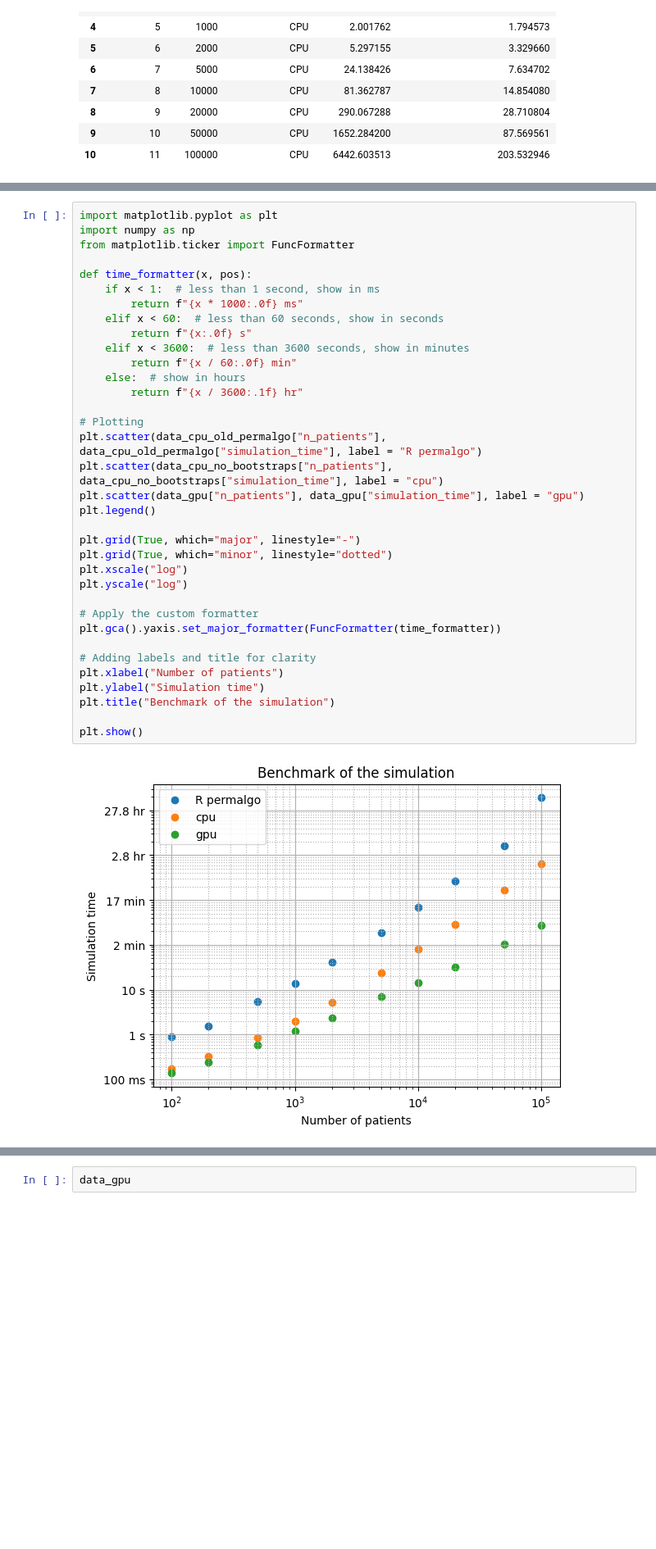
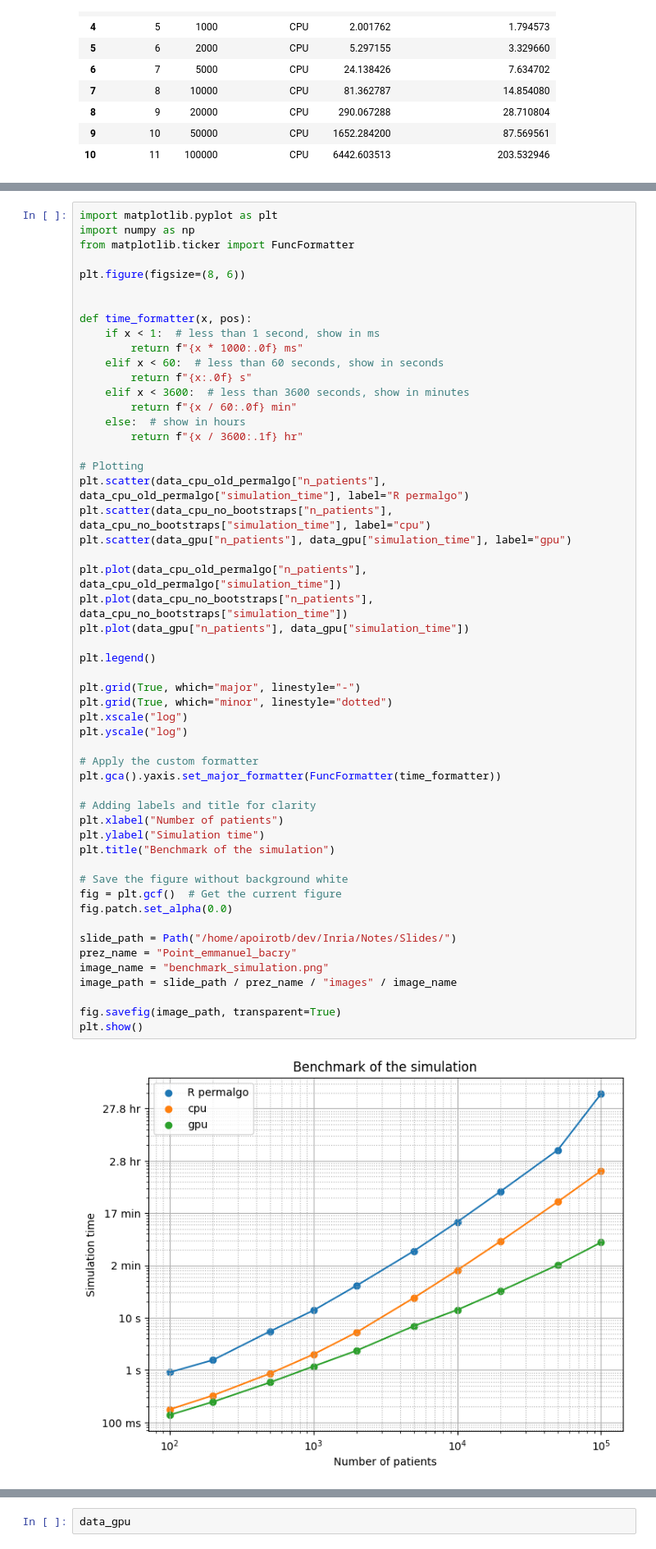
Before and after one commit to jeanfeydy/survivalGPU, a Jupyter notebook: simulations/python/data_analysis/analysis_2024-04-23 .ipynb, the cells around one changed output, grey strips where cells are left out. Shown at 82% size. Saved outputs shown, nothing was run; the diff lists cells and outputs as text; blank space fills up the shorter version.

```diff
--- a/simulations/python/data_analysis/analysis_2024-04-23 .ipynb
+++ b/simulations/python/data_analysis/analysis_2024-04-23 .ipynb
@@ -253,39 +278,57 @@ plt.legend()
 import matplotlib.pyplot as plt
 import numpy as np
 from matplotlib.ticker import FuncFormatter
+
+plt.figure(figsize=(8, 6))
+
 
 def time_formatter(x, pos):
     if x < 1:  # less than 1 second, show in ms
         return f"{x * 1000:.0f} ms"
     elif x < 60:  # less than 60 seconds, show in seconds
         return f"{x:.0f} s"
     elif x < 3600:  # less than 3600 seconds, show in minutes
         return f"{x / 60:.0f} min"
     else:  # show in hours
         return f"{x / 3600:.1f} hr"
 
 # Plotting
-plt.scatter(data_cpu_old_permalgo["n_patients"], data_cpu_old_permalgo["simulation_time"], label = "R permalgo")
-plt.scatter(data_cpu_no_bootstraps["n_patients"], data_cpu_no_bootstraps["simulation_time"], label = "cpu")
-plt.scatter(data_gpu["n_patients"], data_gpu["simulation_time"], label = "gpu")
+plt.scatter(data_cpu_old_permalgo["n_patients"], data_cpu_old_permalgo["simulation_time"], label="R permalgo")
+plt.scatter(data_cpu_no_bootstraps["n_patients"], data_cpu_no_bootstraps["simulation_time"], label="cpu")
+plt.scatter(data_gpu["n_patients"], data_gpu["simulation_time"], label="gpu")
+
+plt.plot(data_cpu_old_permalgo["n_patients"], data_cpu_old_permalgo["simulation_time"])
+plt.plot(data_cpu_no_bootstraps["n_patients"], data_cpu_no_bootstraps["simulation_time"])
+plt.plot(data_gpu["n_patients"], data_gpu["simulation_time"])
+
 plt.legend()
 
 plt.grid(True, which="major", linestyle="-")
 plt.grid(True, which="minor", linestyle="dotted")
 plt.xscale("log")
 plt.yscale("log")
 
 # Apply the custom formatter
 plt.gca().yaxis.set_major_formatter(FuncFormatter(time_formatter))
 
 # Adding labels and title for clarity
 plt.xlabel("Number of patients")
 plt.ylabel("Simulation time")
 plt.title("Benchmark of the simulation")
 
+# Save the figure without background white
+fig = plt.gcf()  # Get the current figure
+fig.patch.set_alpha(0.0)
+
+slide_path = Path("/home/apoirotb/dev/Inria/Notes/Slides/")
+prez_name = "Point_emmanuel_bacry"
+image_name = "benchmark_simulation.png"
+image_path = slide_path / prez_name / "images" / image_name
+
+fig.savefig(image_path, transparent=True)
 plt.show()
 # %% [output]
-[figure, old version]
+[figure, new version]
 # %%
 # plt.scatter(data_cpu_old_permalgo["n_patients"],data_cpu_old_permalgo["simulation_time"])
 plt.scatter(data_cpu_no_bootstraps["n_patients"],data_cpu_no_bootstraps["computation_time_no_bootstraps"], label = "cpu")
```
Also changed, not shown: parts of 6 cells of this notebook, 26 other files.
